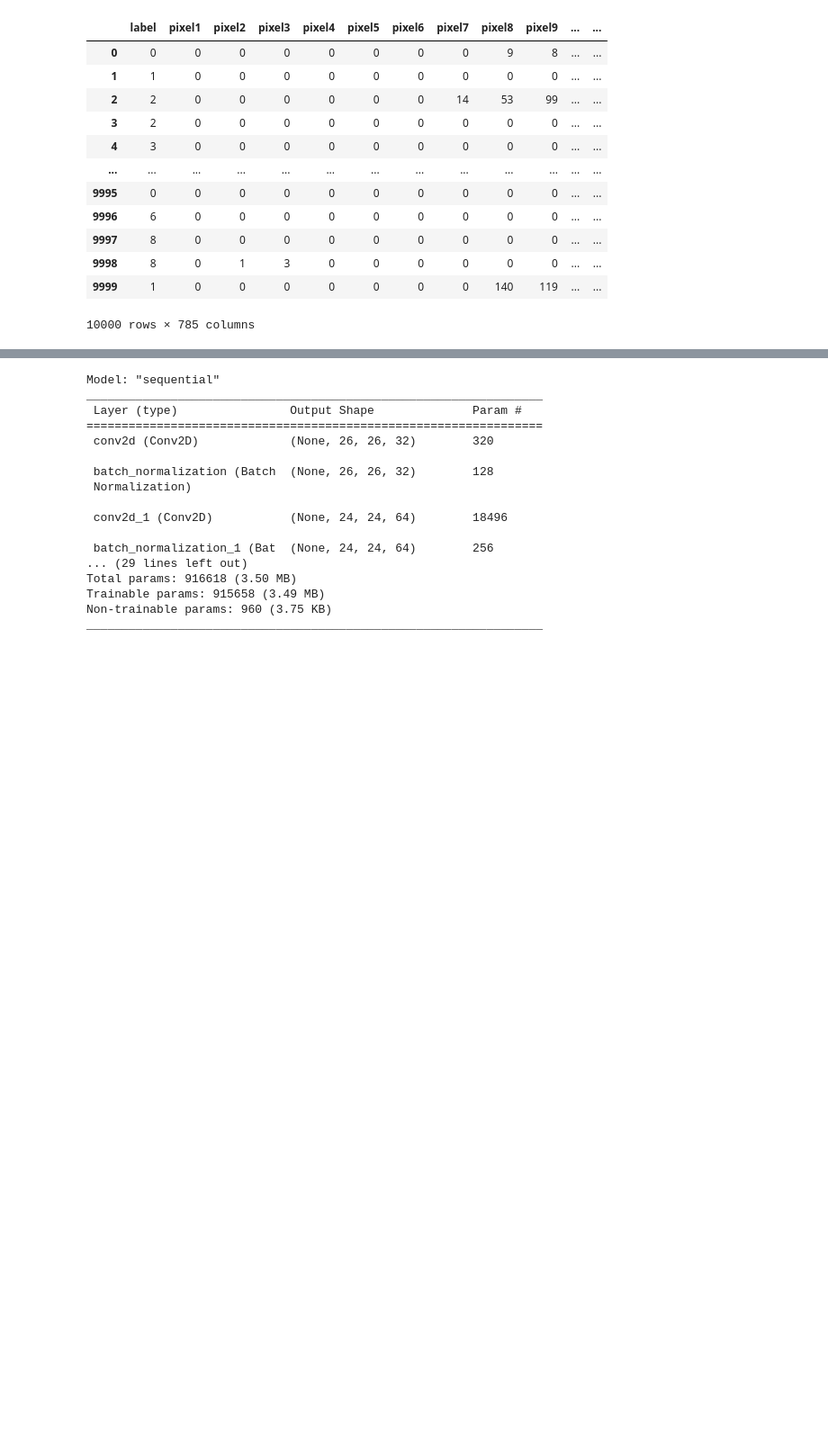
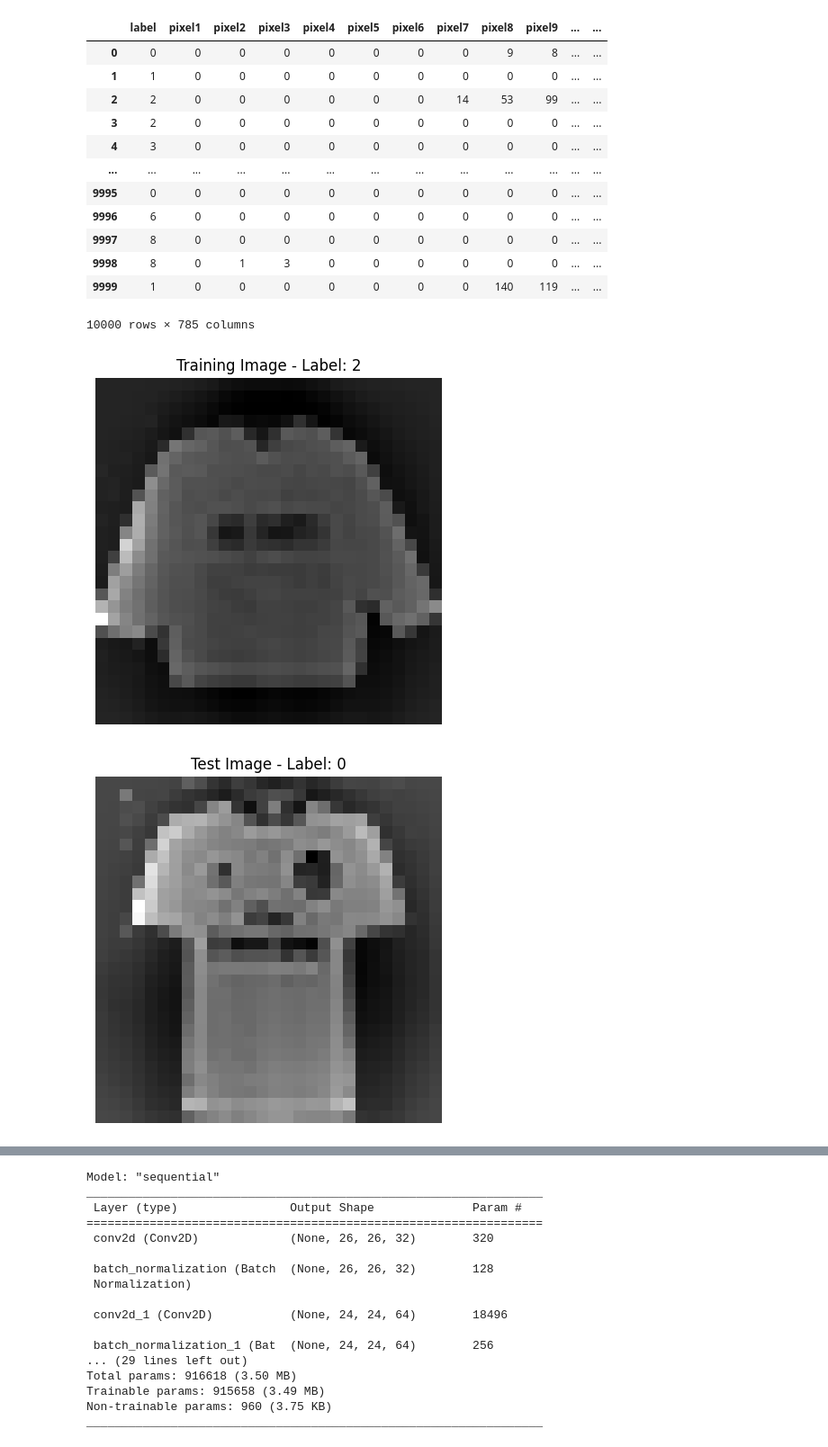
Before and after one commit to KATTA-00/CO543-Image-Processing-Labs, a Jupyter notebook: lab04/part2-CNN.ipynb, the cells around one changed output, grey strips where cells are left out. Shown at 90% size. Saved outputs shown, nothing was run; the diff lists cells and outputs as text; code cells hidden in the pictures; blank space fills up the shorter version.

```diff
--- a/lab04/part2-CNN.ipynb
+++ b/lab04/part2-CNN.ipynb
@@ -75,3 +72,23 @@ X_test = X_test.reshape(-1, 28, 28, 1)
+# %%
+X_train = X_train.reshape(-1, 28, 28, 1)
+X_test = X_test.reshape(-1, 28, 28, 1)
+
+# Plot the first image in the training set
+plt.figure(figsize=(5, 5))
+plt.imshow(X_train[0], cmap='gray')
+plt.title(f'Training Image - Label: {y_train[0]}')
+plt.axis('off')
+plt.show()
+
+# Plot the first image in the test set
+plt.figure(figsize=(5, 5))
+plt.imshow(X_test[0], cmap='gray')
+plt.title(f'Test Image - Label: {y_test[0]}')
+plt.axis('off')
+plt.show()
+# %% [output]
+[figure, added]
+[figure, added]
 # %%
 X_train.shape
 # %% [output]
```
Also changed, not shown: parts of 2 cells of this notebook.
